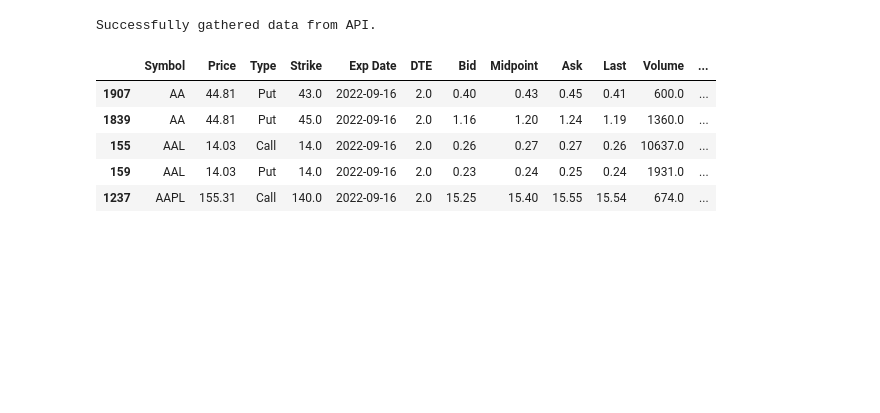
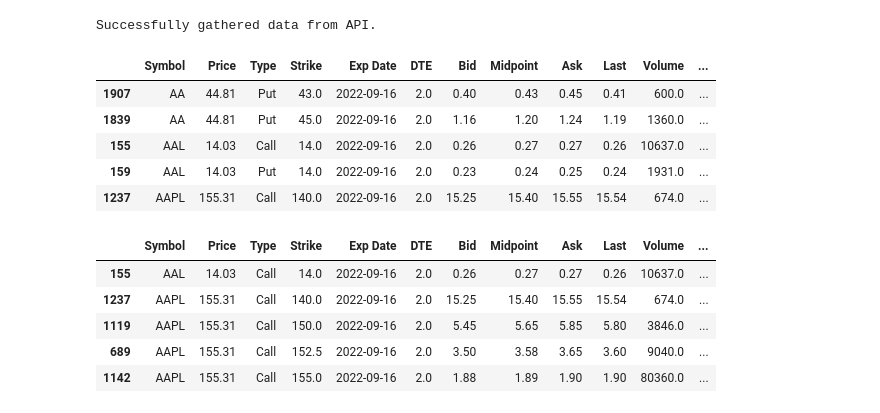
Before and after one commit to Latnid/FinTechProjects, a Jupyter notebook: One/app.ipynb, the cells around one changed output. Cells and saved outputs as stored; diff of their text form; code cells hidden in the pictures; blank space fills up the shorter version.

```diff
--- a/One/app.ipynb
+++ b/One/app.ipynb
@@ -35,3 +38,13 @@ df.head()
 | 155 | AAL | 14.03 | Call | 14.0 | 2022-09-16 | 2.0 | 0.26 | 0.27 | 0.27 | 0.26 | 10637.0 | ... |
 | 159 | AAL | 14.03 | Put | 14.0 | 2022-09-16 | 2.0 | 0.23 | 0.24 | 0.25 | 0.24 | 1931.0 | ... |
 | 1237 | AAPL | 155.31 | Call | 140.0 | 2022-09-16 | 2.0 | 15.25 | 15.40 | 15.55 | 15.54 | 674.0 | ... |
+# %%
+calls = df[df['Type'] == 'Call']
+calls.head()
+# %% [output]
+|  | Symbol | Price | Type | Strike | Exp Date | DTE | Bid | Midpoint | Ask | Last | Volume | ... |
+| 155 | AAL | 14.03 | Call | 14.0 | 2022-09-16 | 2.0 | 0.26 | 0.27 | 0.27 | 0.26 | 10637.0 | ... |
+| 1237 | AAPL | 155.31 | Call | 140.0 | 2022-09-16 | 2.0 | 15.25 | 15.40 | 15.55 | 15.54 | 674.0 | ... |
+| 1119 | AAPL | 155.31 | Call | 150.0 | 2022-09-16 | 2.0 | 5.45 | 5.65 | 5.85 | 5.80 | 3846.0 | ... |
+| 689 | AAPL | 155.31 | Call | 152.5 | 2022-09-16 | 2.0 | 3.50 | 3.58 | 3.65 | 3.60 | 9040.0 | ... |
+| 1142 | AAPL | 155.31 | Call | 155.0 | 2022-09-16 | 2.0 | 1.88 | 1.89 | 1.90 | 1.90 | 80360.0 | ... |
```
Also changed, not shown: parts of 4 cells of this notebook.
